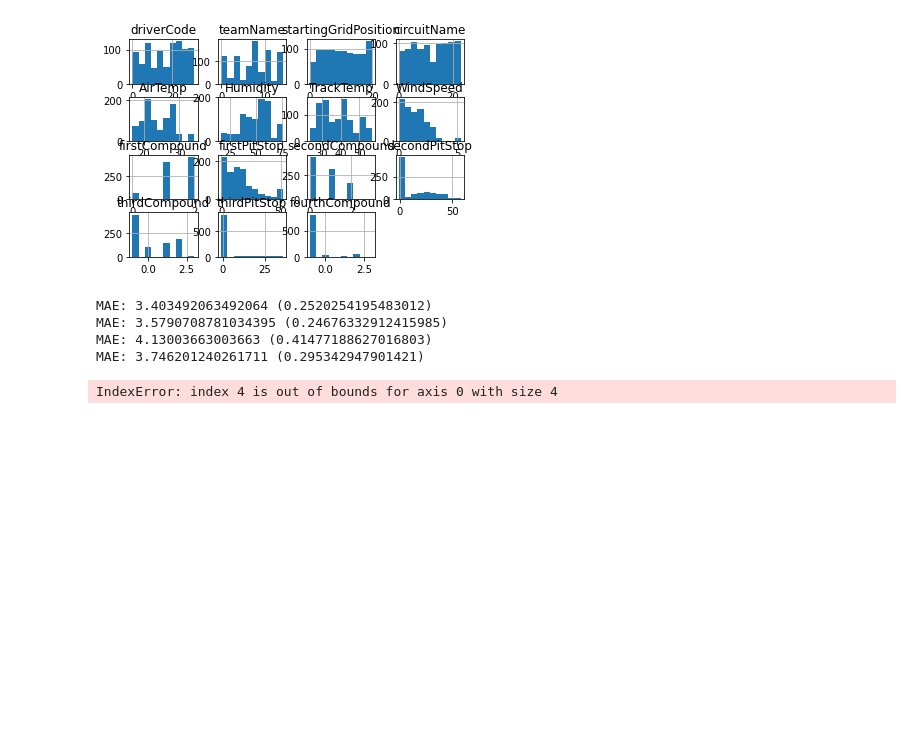
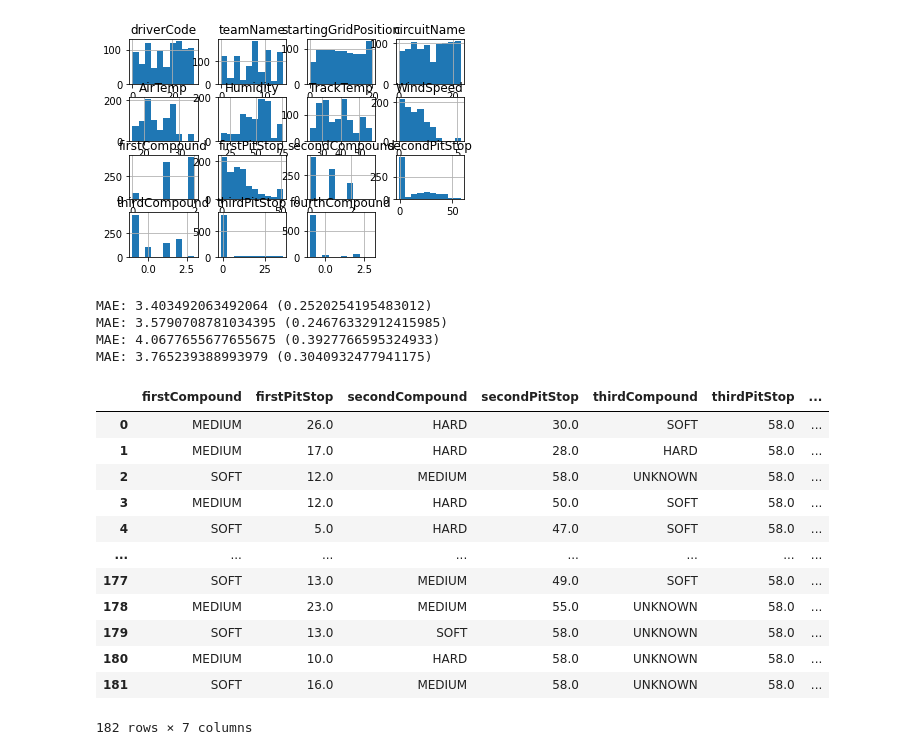
Before and after one commit to MaksymilianKalek/bach, a Jupyter notebook: MLIntro.ipynb, the cells around one changed output. Drawn from its saved outputs; the diff is of its cells as text; code cells hidden in the pictures; blank space fills up the shorter version.

```diff
--- a/MLIntro.ipynb
+++ b/MLIntro.ipynb
@@ -89,58 +118,55 @@ pyplot.show()
 # %%
-
-# models = [KNeighborsRegressor(), LinearRegression(), DecisionTreeRegressor(), MultiOutputRegressor(LinearSVR())]
-# for model in models:
-#     cv = RepeatedKFold(n_splits=10, n_repeats=3, random_state=1)
-#     n_scores = cross_val_score(model, X1, y1, scoring='neg_mean_absolute_error', cv=cv, n_jobs=-1)
-#     n_scores = absolute(n_scores)
-#     print(f'MAE: {mean(n_scores)} ({std(n_scores)})')
+from sklearn.multioutput import MultiOutputRegressor
+from sklearn.svm import LinearSVR
+from sklearn.tree import DecisionTreeRegressor
+from sklearn.model_selection import cross_val_score
+from sklearn.model_selection import RepeatedKFold
+from sklearn.linear_model import LinearRegression
+from sklearn.neighbors import KNeighborsRegressor
+models = [KNeighborsRegressor(), LinearRegression(), DecisionTreeRegressor(), MultiOutputRegressor(LinearSVR())]
+for model in models:
+    cv = RepeatedKFold(n_splits=10, n_repeats=3, random_state=1)
+    n_scores = cross_val_score(model, X1, y1, scoring='neg_mean_absolute_error', cv=cv, n_jobs=-1)
+    n_scores = absolute(n_scores)
+    print(f'MAE: {mean(n_scores)} ({std(n_scores)})')
 # %% [output]
 MAE: 3.403492063492064 (0.2520254195483012)
 MAE: 3.5790708781034395 (0.24676332912415985)
-MAE: 4.13003663003663 (0.41477188627016803)
-MAE: 3.746201240261711 (0.295342947901421)
+MAE: 4.0677655677655675 (0.3927766595324933)
+MAE: 3.765239388993979 (0.3040932477941175)
 # %%
-from sklearn.multioutput import MultiOutputRegressor
-from sklearn.svm import LinearSVR
-from sklearn.tree import DecisionTreeRegressor
-from sklearn.model_selection import cross_val_score
-from sklearn.model_selection import RepeatedKFold
-from sklearn.linear_model import LinearRegression
-from sklearn.neighbors import KNeighborsRegressor
-from sklearn.model_selection import train_test_split
-
-array = df.values
-X1 = array[:,0:8]
-y1 = array[:,8:11]
-X1_train, X1_validation, y1_train, y1_validation = train_test_split(X1, y1, test_size=0.20, random_state=1)
-
-X2 = array[:,0:11]
-y2 = array[:,11:13]
-X2_train, X2_validation, y2_train, y2_validation = train_test_split(X2, y2, test_size=0.20, random_state=1)
-
-X3 = array[:,0:13]
-y3 = array[:,13:]
-X3_train, X3_validation, y3_train, y3_validation = train_test_split(X3, y3, test_size=0.20, random_state=1)
-
-model1 = LinearRegression()
+model1 = KNeighborsRegressor()
 model1.fit(X1, y1)
 predictions1 = model1.predict(X1_validation)
-model2 = LinearRegression()
+model2 = KNeighborsRegressor()
 model2.fit(X2, y2)
 predictions2 = model2.predict(X2_validation)
-model3 = LinearRegression()
+model3 = KNeighborsRegressor()
 model3.fit(X3, y3)
 predictions3 = model3.predict(X3_validation)
 predictions1_df = pd.DataFrame(predictions1, columns=['firstCompound', 'firstPitStop', 'secondCompound'])
 predictions2_df = pd.DataFrame(predictions2, columns=['secondPitStop', 'thirdCompound'])
 predictions3_df = pd.DataFrame(predictions3, columns=['thirdPitStop', 'fourthCompound'])
 predictions_df = predictions1_df.join(predictions2_df)
 predictions_df = predictions_df.join(predictions3_df)
 predictions_df = predictions_df.round()
+predictions_df = predictions_df.loc[predictions_df['fourthCompound'] < 4]
 i = 0
 for compoundLabel in [firstCompoundLabel, secondCompoundLabel, thirdCompoundLabel, fourthCompoundLabel]:
     predictions_df.iloc[:, i] = compoundLabel[predictions_df.iloc[:, i].astype(int)]
     i += 2
 predictions_df
 # %% [output]
+|  | firstCompound | firstPitStop | secondCompound | secondPitStop | thirdCompound | thirdPitStop | ... |
+| 0 | MEDIUM | 26.0 | HARD | 30.0 | SOFT | 58.0 | ... |
+| 1 | MEDIUM | 17.0 | HARD | 28.0 | HARD | 58.0 | ... |
+| 2 | SOFT | 12.0 | MEDIUM | 58.0 | UNKNOWN | 58.0 | ... |
+| 3 | MEDIUM | 12.0 | HARD | 50.0 | SOFT | 58.0 | ... |
+| 4 | SOFT | 5.0 | HARD | 47.0 | SOFT | 58.0 | ... |
+| ... | ... | ... | ... | ... | ... | ... | ... |
+| 177 | SOFT | 13.0 | MEDIUM | 49.0 | SOFT | 58.0 | ... |
+| 178 | MEDIUM | 23.0 | MEDIUM | 55.0 | UNKNOWN | 58.0 | ... |
+| 179 | SOFT | 13.0 | SOFT | 58.0 | UNKNOWN | 58.0 | ... |
+| 180 | MEDIUM | 10.0 | HARD | 58.0 | UNKNOWN | 58.0 | ... |
+| 181 | SOFT | 16.0 | MEDIUM | 58.0 | UNKNOWN | 58.0 | ... |
-IndexError: index 4 is out of bounds for axis 0 with size 4
+182 rows × 7 columns
```
Also changed, not shown: parts of 2 cells of this notebook, 1 other file.
